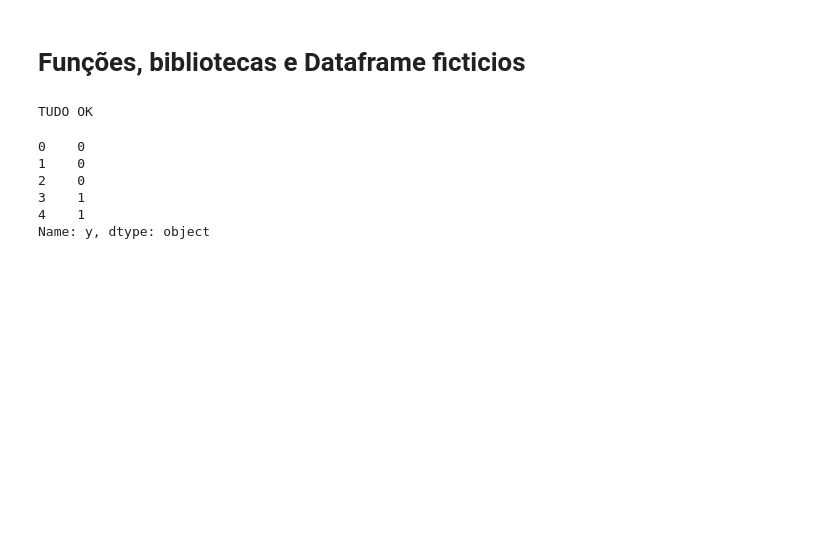
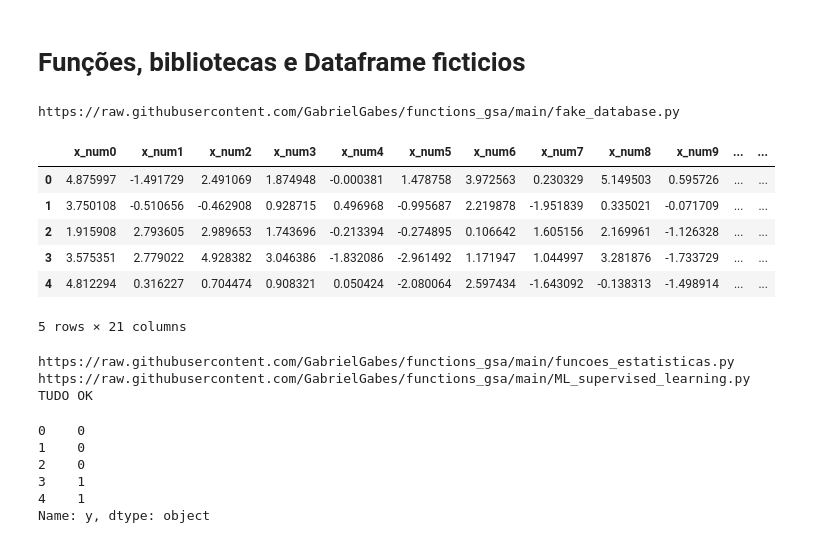
Before and after one commit to GabrielGabes/Machine-Learning-Preditivo, a Jupyter notebook: B7 - TT1.ipynb, the cells around one changed output. Saved outputs shown, nothing was run; the diff lists cells and outputs as text; code cells hidden in the pictures; blank space fills up the shorter version.

```diff
--- a/B7 - Run Free.ipynb
+++ b/B7 - TT1.ipynb
@@ -19,22 +19,37 @@ warnings.simplefilter(action='ignore', category=UserWarning)
 # %%
 import requests
 
 # CARREGANDO BASE
 arquivo = 'fake_database'
 url = "https://raw.githubusercontent.com/GabrielGabes/functions_gsa/main/" + arquivo + ".py"
 print(url)
 response = requests.get(url); code = response.text; exec(code)
-df = fake_database2(2250)
-df_bck = df.copy()
-display(df.head())
+df = fake_database2(1000); df_bck = df.copy(); display(df.head())
 
 arquivo = 'funcoes_estatisticas'
 url = "https://raw.githubusercontent.com/GabrielGabes/functions_gsa/main/" + arquivo + ".py"
 print(url)
 response = requests.get(url); code = response.text; exec(code)
+
+# Função para avaliação de modelos exibindo metricas de avaliação
+from sklearn.metrics import accuracy_score, confusion_matrix, classification_report, RocCurveDisplay
+arquivo = 'ML_supervised_learning'
+url = "https://raw.githubusercontent.com/GabrielGabes/functions_gsa/main/" + arquivo + ".py"
+print(url); response = requests.get(url); code = response.text; exec(code)
+
 print('TUDO OK')
 # %% [output]
-TUDO OK
+https://raw.githubusercontent.com/GabrielGabes/functions_gsa/main/fake_database.py
+|  | x_num0 | x_num1 | x_num2 | x_num3 | x_num4 | x_num5 | x_num6 | x_num7 | x_num8 | x_num9 | ... | ... |
+| 0 | 4.875997 | -1.491729 | 2.491069 | 1.874948 | -0.000381 | 1.478758 | 3.972563 | 0.230329 | 5.149503 | 0.595726 | ... | ... |
+| 1 | 3.750108 | -0.510656 | -0.462908 | 0.928715 | 0.496968 | -0.995687 | 2.219878 | -1.951839 | 0.335021 | -0.071709 | ... | ... |
+| 2 | 1.915908 | 2.793605 | 2.989653 | 1.743696 | -0.213394 | -0.274895 | 0.106642 | 1.605156 | 2.169961 | -1.126328 | ... | ... |
+| 3 | 3.575351 | 2.779022 | 4.928382 | 3.046386 | -1.832086 | -2.961492 | 1.171947 | 1.044997 | 3.281876 | -1.733729 | ... | ... |
+| 4 | 4.812294 | 0.316227 | 0.704474 | 0.908321 | 0.050424 | -2.080064 | 2.597434 | -1.643092 | -0.138313 | -1.498914 | ... | ... |
+5 rows × 21 columns
+https://raw.githubusercontent.com/GabrielGabes/functions_gsa/main/funcoes_estatisticas.py
+https://raw.githubusercontent.com/GabrielGabes/functions_gsa/main/ML_supervised_learning.py
+TUDO OK
 # %%
 # Variavel Dependente
 var_dep = 'y'
```
Also changed, not shown: parts of 1 cell of this notebook, 6 other files.
